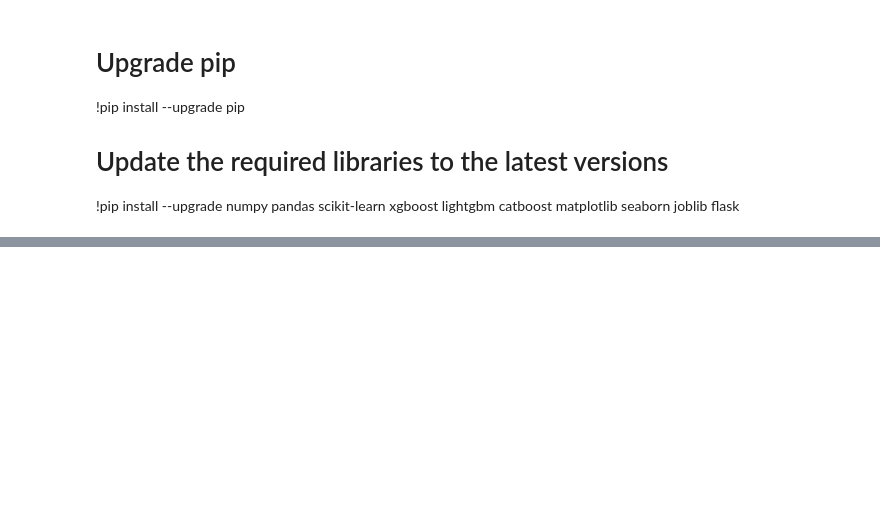
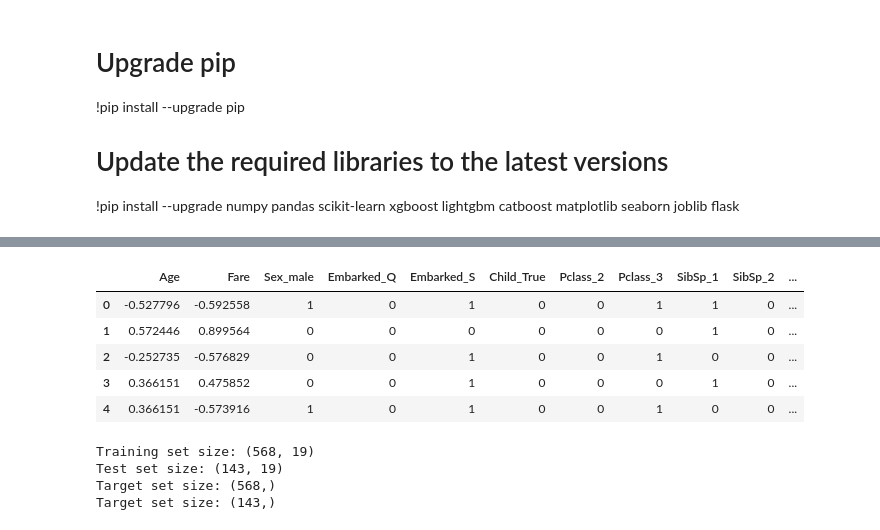
Before and after one commit to OMGITSLACKO/Project_Titanic, a Jupyter notebook: Project_Titanic.ipynb, the cells around one changed output, grey strips where cells are left out. Saved outputs shown, nothing was run; the diff lists cells and outputs as text; code cells hidden in the pictures; blank space fills up the shorter version.

```diff
--- a/Project_Titanic.ipynb
+++ b/Project_Titanic.ipynb
@@ -2087,0 +2610,49 @@ C:\ProgramData\anaconda3\python.exe -m pip install --upgrade pip
+# %%
+def preprocess_dataframe(df):
+    """
+    Enhanced preprocessing that:
+    1. Automatically detects feature types
+    2. Ensures proper numeric formats
+    3. Preserves original column names
+    """
+    df = df.copy()
+
+    # Auto-detect features (modified to handle booleans)
+    categorical_features = df.select_dtypes(include=['object', 'category', 'bool']).columns.tolist()
+    numeric_cols = df.select_dtypes(include=['number']).columns
+
+    # Convert low-cardinality numeric to categorical
+    for col in numeric_cols:
+        if df[col].nunique() < 10:
+            categorical_features.append(col)
+            df[col] = df[col].astype(str)
+
+    # Handle missing values
+    df[categorical_features] = df[categorical_features].fillna(df[categorical_features].mode().iloc[0])
+    numerical_features = df.select_dtypes(include=['number']).columns.tolist()
+    df[numerical_features] = df[numerical_features].fillna(df[numerical_features].median())
+
+    # One-hot encode and ensure numeric values
+    df = pd.get_dummies(df, columns=categorical_features, drop_first=True)
+
+    # Convert all boolean columns to integers (critical fix!)
+    bool_cols = df.select_dtypes(include='bool').columns
+    df[bool_cols] = df[bool_cols].astype(int)
+
+    # Scale numerical features
+    if numerical_features:
+        scaler = StandardScaler()
+        df[numerical_features] = scaler.fit_transform(df[numerical_features])
+
+    return df
+# %%
+df = preprocess_dataframe(df)
+# %%
+df.head()
+# %% [output]
+|  | Age | Fare | Sex_male | Embarked_Q | Embarked_S | Child_True | Pclass_2 | Pclass_3 | SibSp_1 | SibSp_2 | ... |
+| 0 | -0.527796 | -0.592558 | 1 | 0 | 1 | 0 | 0 | 1 | 1 | 0 | ... |
+| 1 | 0.572446 | 0.899564 | 0 | 0 | 0 | 0 | 0 | 0 | 1 | 0 | ... |
+| 2 | -0.252735 | -0.576829 | 0 | 0 | 1 | 0 | 0 | 1 | 0 | 0 | ... |
+| 3 | 0.366151 | 0.475852 | 0 | 0 | 1 | 0 | 0 | 0 | 1 | 0 | ... |
+| 4 | 0.366151 | -0.573916 | 1 | 0 | 1 | 0 | 0 | 1 | 0 | 0 | ... |
@@ -2087,0 +2686,12 @@ C:\ProgramData\anaconda3\python.exe -m pip install --upgrade pip
+# %%
+df_X_train, df_X_test, df_y_train, df_y_test = split_dataframe(df, "Survived_1", test_size=0.2, random_state=None)
+
+print(f"Training set size: {df_X_train.shape}")
+print(f"Test set size: {df_X_test.shape}")
+print(f"Target set size: {df_y_train.shape}")
+print(f"Target set size: {df_y_test.shape}")
+# %% [output]
+Training set size: (568, 19)
+Test set size: (143, 19)
+Target set size: (568,)
+Target set size: (143,)
```
Also changed, not shown: parts of 45 cells of this notebook, 11 other files.
